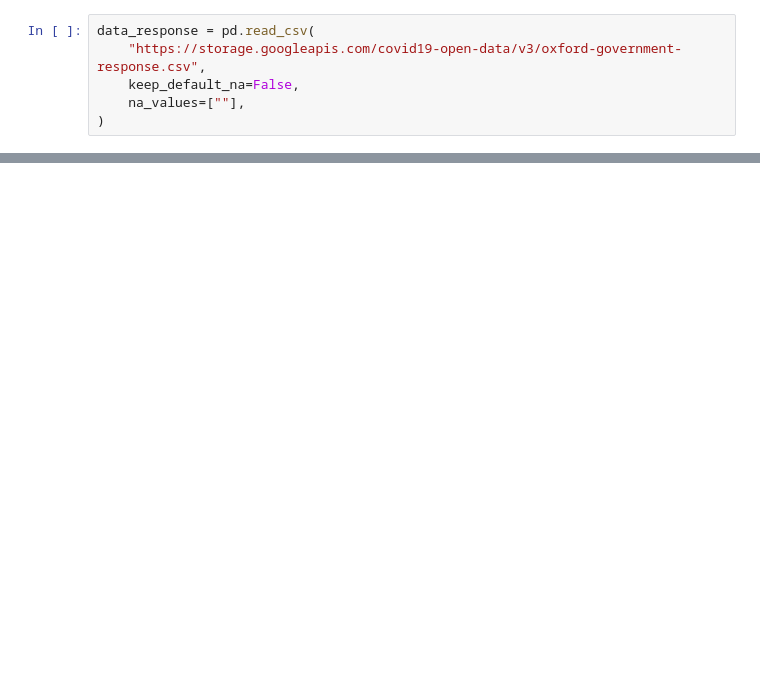
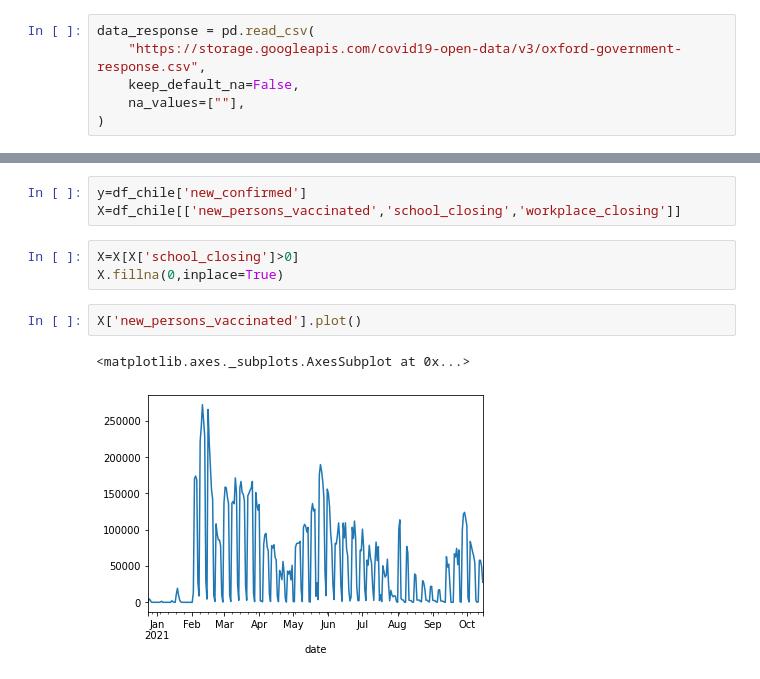
Before and after one commit to sherna90/mineria_datos, a Jupyter notebook: 3.-modelos_lineales.ipynb, the cells around one changed output, grey strips where cells are left out. Cells and saved outputs as stored; diff of their text form; blank space fills up the shorter version.

```diff
--- a/3.-modelos_lineales.ipynb
+++ b/3.-modelos_lineales.ipynb
@@ -297,0 +361,11 @@ data_vaccines.loc[data_vaccines.location_key=='CL'].tail(5)
+# %%
+y=df_chile['new_confirmed']
+X=df_chile[['new_persons_vaccinated','school_closing','workplace_closing']]
+# %%
+X=X[X['school_closing']>0]
+X.fillna(0,inplace=True)
+# %%
+X['new_persons_vaccinated'].plot()
+# %% [output]
+<matplotlib.axes._subplots.AxesSubplot at 0x...>
+[figure, added]
```
Also changed, not shown: parts of 22 cells of this notebook.
